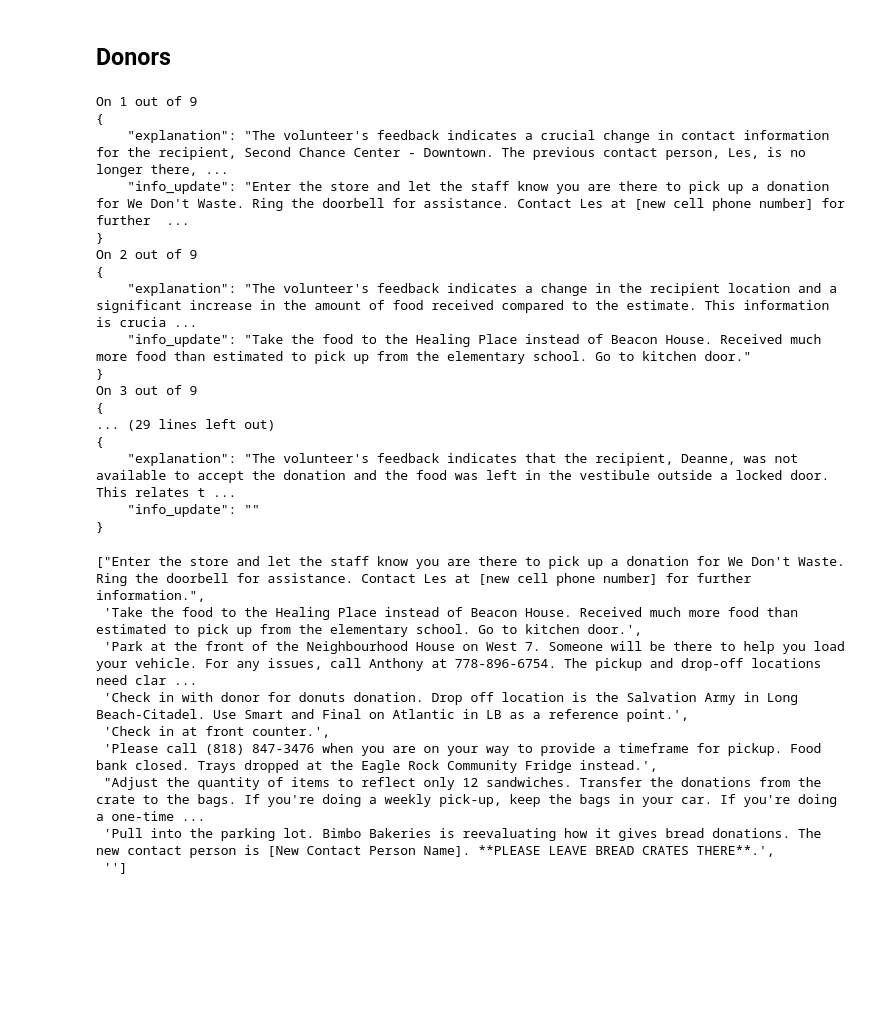
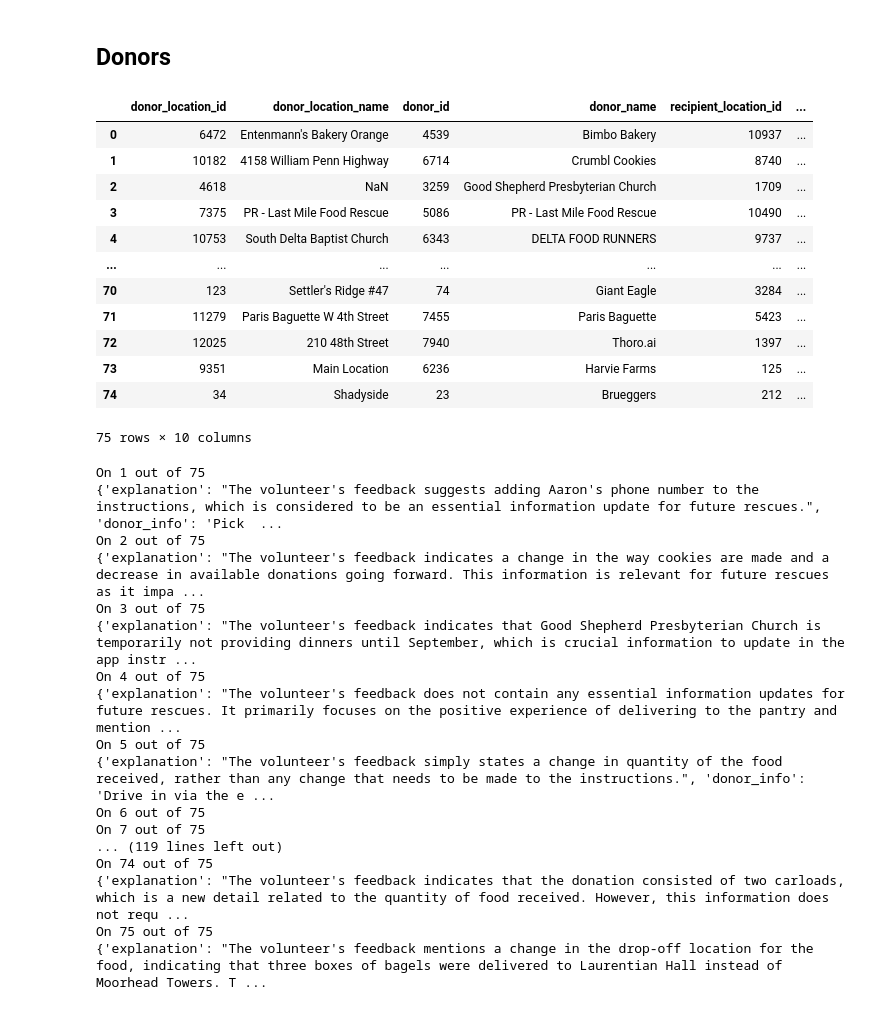
Before and after one commit to naveenr414/food_rescue_feedback, a Jupyter notebook: scripts/notebooks/Instruction Feedback.ipynb, the cells around one changed output. Saved outputs shown, nothing was run; the diff lists cells and outputs as text; code cells hidden in the pictures; blank space fills up the shorter version.

```diff
--- a/scripts/notebooks/Instruction Feedback.ipynb
+++ b/scripts/notebooks/Instruction Feedback.ipynb
@@ -28,38 +26,45 @@ connection_dict = open_connection(db_name,username,password,ip_address,port)
 connection = connection_dict['connection']
 cursor = connection_dict['cursor']
 # %%
-start_date = "2024-05-20"
+start_date = "2024-04-26"
 end_date = "2024-05-26"
 # %%
 info_file = pd.read_csv('../../results/reports/report_info_{}_{}.csv'.format(start_date,end_date))
+# %%
+info_file
+# %% [output]
+|  | donor_location_id | donor_location_name | donor_id | donor_name | recipient_location_id | ... |
+| 0 | 6472 | Entenmann's Bakery Orange | 4539 | Bimbo Bakery | 10937 | ... |
+| 1 | 10182 | 4158 William Penn Highway | 6714 | Crumbl Cookies | 8740 | ... |
+| 2 | 4618 | NaN | 3259 | Good Shepherd Presbyterian Church | 1709 | ... |
+| 3 | 7375 | PR - Last Mile Food Rescue | 5086 | PR - Last Mile Food Rescue | 10490 | ... |
+| 4 | 10753 | South Delta Baptist Church | 6343 | DELTA FOOD RUNNERS | 9737 | ... |
+| ... | ... | ... | ... | ... | ... | ... |
+| 70 | 123 | Settler's Ridge #47 | 74 | Giant Eagle | 3284 | ... |
+| 71 | 11279 | Paris Baguette W 4th Street | 7455 | Paris Baguette | 5423 | ... |
+| 72 | 12025 | 210 48th Street | 7940 | Thoro.ai | 1397 | ... |
+| 73 | 9351 | Main Location | 6236 | Harvie Farms | 125 | ... |
+| 74 | 34 | Shadyside | 23 | Brueggers | 212 | ... |
+75 rows × 10 columns
 # %%
 client = openai.OpenAI(api_key=secret.openai_api_key)
 # %%
-improve_instructions(client,cursor,info_file)
+instruction_json = improve_instructions(client,cursor,info_file)
 # %% [output]
-On 1 out of 9
-{
-    "explanation": "The volunteer's feedback indicates a crucial change in contact information for the recipient, Second Chance Center - Downtown. The previous contact person, Les, is no longer there, ...
-    "info_update": "Enter the store and let the staff know you are there to pick up a donation for We Don't Waste. Ring the doorbell for assistance. Contact Les at [new cell phone number] for further  ...
-}
-On 2 out of 9
-{
-    "explanation": "The volunteer's feedback indicates a change in the recipient location and a significant increase in the amount of food received compared to the estimate. This information is crucia ...
-    "info_update": "Take the food to the Healing Place instead of Beacon House. Received much more food than estimated to pick up from the elementary school. Go to kitchen door."
-}
-On 3 out of 9
-{
-... (29 lines left out)
-{
-    "explanation": "The volunteer's feedback indicates that the recipient, Deanne, was not available to accept the donation and the food was left in the vestibule outside a locked door. This relates t ...
-    "info_update": ""
-}
+On 1 out of 75
+{'explanation': "The volunteer's feedback suggests adding Aaron's phone number to the instructions, which is considered to be an essential information update for future rescues.", 'donor_info': 'Pick  ...
+On 2 out of 75
+{'explanation': "The volunteer's feedback indicates a change in the way cookies are made and a decrease in available donations going forward. This information is relevant for future rescues as it impa ...
+On 3 out of 75
+{'explanation': "The volunteer's feedback indicates that Good Shepherd Presbyterian Church is temporarily not providing dinners until September, which is crucial information to update in the app instr ...
+On 4 out of 75
+{'explanation': "The volunteer's feedback does not contain any essential information updates for future rescues. It primarily focuses on the positive experience of delivering to the pantry and mention ...
+On 5 out of 75
+{'explanation': "The volunteer's feedback simply states a change in quantity of the food received, rather than any change that needs to be made to the instructions.", 'donor_info': 'Drive in via the e ...
+On 6 out of 75
+On 7 out of 75
+... (119 lines left out)
+On 74 out of 75
+{'explanation': "The volunteer's feedback indicates that the donation consisted of two carloads, which is a new detail related to the quantity of food received. However, this information does not requ ...
+On 75 out of 75
+{'explanation': "The volunteer's feedback mentions a change in the drop-off location for the food, indicating that three boxes of bagels were delivered to Laurentian Hall instead of Moorhead Towers. T ...
-["Enter the store and let the staff know you are there to pick up a donation for We Don't Waste. Ring the doorbell for assistance. Contact Les at [new cell phone number] for further information.",
- 'Take the food to the Healing Place instead of Beacon House. Received much more food than estimated to pick up from the elementary school. Go to kitchen door.',
- 'Park at the front of the Neighbourhood House on West 7. Someone will be there to help you load your vehicle. For any issues, call Anthony at 778-896-6754. The pickup and drop-off locations need clar ...
- 'Check in with donor for donuts donation. Drop off location is the Salvation Army in Long Beach-Citadel. Use Smart and Final on Atlantic in LB as a reference point.',
- 'Check in at front counter.',
- 'Please call (818) 847-3476 when you are on your way to provide a timeframe for pickup. Food bank closed. Trays dropped at the Eagle Rock Community Fridge instead.',
- "Adjust the quantity of items to reflect only 12 sandwiches. Transfer the donations from the crate to the bags. If you're doing a weekly pick-up, keep the bags in your car. If you're doing a one-time ...
- 'Pull into the parking lot. Bimbo Bakeries is reevaluating how it gives bread donations. The new contact person is [New Contact Person Name]. **PLEASE LEAVE BREAD CRATES THERE**.',
- '']
```
Also changed, not shown: parts of 3 cells of this notebook, 8 other files.
